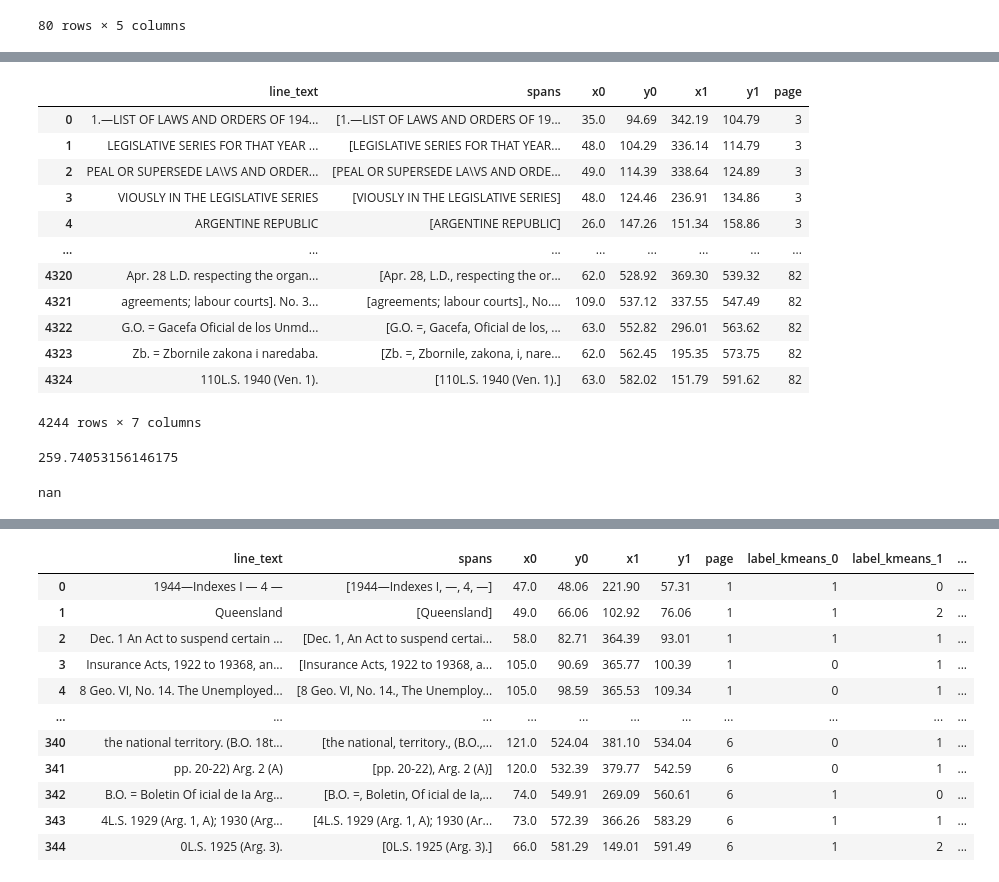
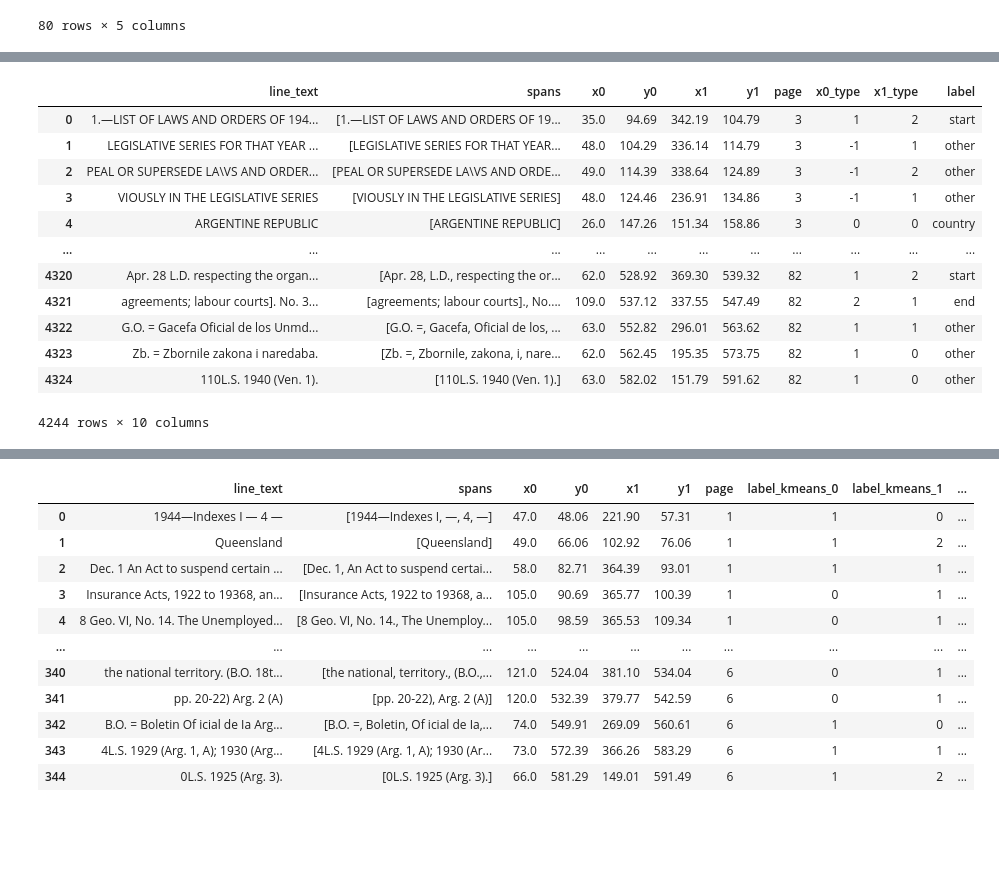
Before and after one commit to jeusa/indexex, a Jupyter notebook: code/index_extraction.ipynb, the cells around one changed output, grey strips where cells are left out. Cells and saved outputs as stored; diff of their text form; code cells hidden in the pictures; blank space fills up the shorter version.

```diff
--- a/code/index_extraction.ipynb
+++ b/code/index_extraction.ipynb
@@ -209,16 +111,0 @@ li_df.head(20)
-# %%
-l_df
-# %% [output]
-|  | line_text | spans | x0 | y0 | x1 | y1 | page |
-| 0 | 1.—LIST OF LAWS AND ORDERS OF 194... | [1.—LIST OF LAWS AND ORDERS OF 19... | 35.0 | 94.69 | 342.19 | 104.79 | 3 |
-| 1 | LEGISLATIVE SERIES FOR THAT YEAR ... | [LEGISLATIVE SERIES FOR THAT YEAR... | 48.0 | 104.29 | 336.14 | 114.79 | 3 |
-| 2 | PEAL OR SUPERSEDE LA\VS AND ORDER... | [PEAL OR SUPERSEDE LA\VS AND ORDE... | 49.0 | 114.39 | 338.64 | 124.89 | 3 |
-| 3 | VIOUSLY IN THE LEGISLATIVE SERIES | [VIOUSLY IN THE LEGISLATIVE SERIES] | 48.0 | 124.46 | 236.91 | 134.86 | 3 |
-| 4 | ARGENTINE REPUBLIC | [ARGENTINE REPUBLIC] | 26.0 | 147.26 | 151.34 | 158.86 | 3 |
-| ... | ... | ... | ... | ... | ... | ... | ... |
-| 4320 | Apr. 28 L.D. respecting the organ... | [Apr. 28, L.D., respecting the or... | 62.0 | 528.92 | 369.30 | 539.32 | 82 |
-| 4321 | agreements; labour courts]. No. 3... | [agreements; labour courts]., No.... | 109.0 | 537.12 | 337.55 | 547.49 | 82 |
-| 4322 | G.O. = Gacefa Oficial de los Unmd... | [G.O. =, Gacefa, Oficial de los, ... | 63.0 | 552.82 | 296.01 | 563.62 | 82 |
-| 4323 | Zb. = Zbornile zakona i naredaba. | [Zb. =, Zbornile, zakona, i, nare... | 62.0 | 562.45 | 195.35 | 573.75 | 82 |
-| 4324 | 110L.S. 1940 (Ven. 1). | [110L.S. 1940 (Ven. 1).] | 63.0 | 582.02 | 151.79 | 591.62 | 82 |
-4244 rows × 7 columns
@@ -227,12 +112,19 @@ li_df["dx"] = li_df["x1"]-li_df["x0"]
-# %%
-p = 15
-x0_m = li_df.loc[(li_df["page"] == p) & (li_df["x0_type"]==1)]["x0"].mean()
-x1_m = li_df.loc[(li_df["page"] == p) & (li_df["x1_type"]==2)]["x1"].mean()
-x1_m-x0_m
-# %% [output]
-259.74053156146175
-# %%
-li_df.loc[(li_df["page"] == p) & (li_df["x0_type"]==0) & (li_df["x1_type"]==2)]["dx"].mean()
-# %% [output]
-nan
+# %%
+cli_df = classification.correct_x0_types(li_df, bins_x0, bins_x1)
+ll_df = classification.assign_labels(cli_df, x0_n)
+ll_df
+# %% [output]
+|  | line_text | spans | x0 | y0 | x1 | y1 | page | x0_type | x1_type | label |
+| 0 | 1.—LIST OF LAWS AND ORDERS OF 194... | [1.—LIST OF LAWS AND ORDERS OF 19... | 35.0 | 94.69 | 342.19 | 104.79 | 3 | 1 | 2 | start |
+| 1 | LEGISLATIVE SERIES FOR THAT YEAR ... | [LEGISLATIVE SERIES FOR THAT YEAR... | 48.0 | 104.29 | 336.14 | 114.79 | 3 | -1 | 1 | other |
+| 2 | PEAL OR SUPERSEDE LA\VS AND ORDER... | [PEAL OR SUPERSEDE LA\VS AND ORDE... | 49.0 | 114.39 | 338.64 | 124.89 | 3 | -1 | 2 | other |
+| 3 | VIOUSLY IN THE LEGISLATIVE SERIES | [VIOUSLY IN THE LEGISLATIVE SERIES] | 48.0 | 124.46 | 236.91 | 134.86 | 3 | -1 | 1 | other |
+| 4 | ARGENTINE REPUBLIC | [ARGENTINE REPUBLIC] | 26.0 | 147.26 | 151.34 | 158.86 | 3 | 0 | 0 | country |
+| ... | ... | ... | ... | ... | ... | ... | ... | ... | ... | ... |
+| 4320 | Apr. 28 L.D. respecting the organ... | [Apr. 28, L.D., respecting the or... | 62.0 | 528.92 | 369.30 | 539.32 | 82 | 1 | 2 | start |
+| 4321 | agreements; labour courts]. No. 3... | [agreements; labour courts]., No.... | 109.0 | 537.12 | 337.55 | 547.49 | 82 | 2 | 1 | end |
+| 4322 | G.O. = Gacefa Oficial de los Unmd... | [G.O. =, Gacefa, Oficial de los, ... | 63.0 | 552.82 | 296.01 | 563.62 | 82 | 1 | 1 | other |
+| 4323 | Zb. = Zbornile zakona i naredaba. | [Zb. =, Zbornile, zakona, i, nare... | 62.0 | 562.45 | 195.35 | 573.75 | 82 | 1 | 0 | other |
+| 4324 | 110L.S. 1940 (Ven. 1). | [110L.S. 1940 (Ven. 1).] | 63.0 | 582.02 | 151.79 | 591.62 | 82 | 1 | 0 | other |
+4244 rows × 10 columns
 # %%
```
Also changed, not shown: parts of 12 cells of this notebook, 3 other files.
